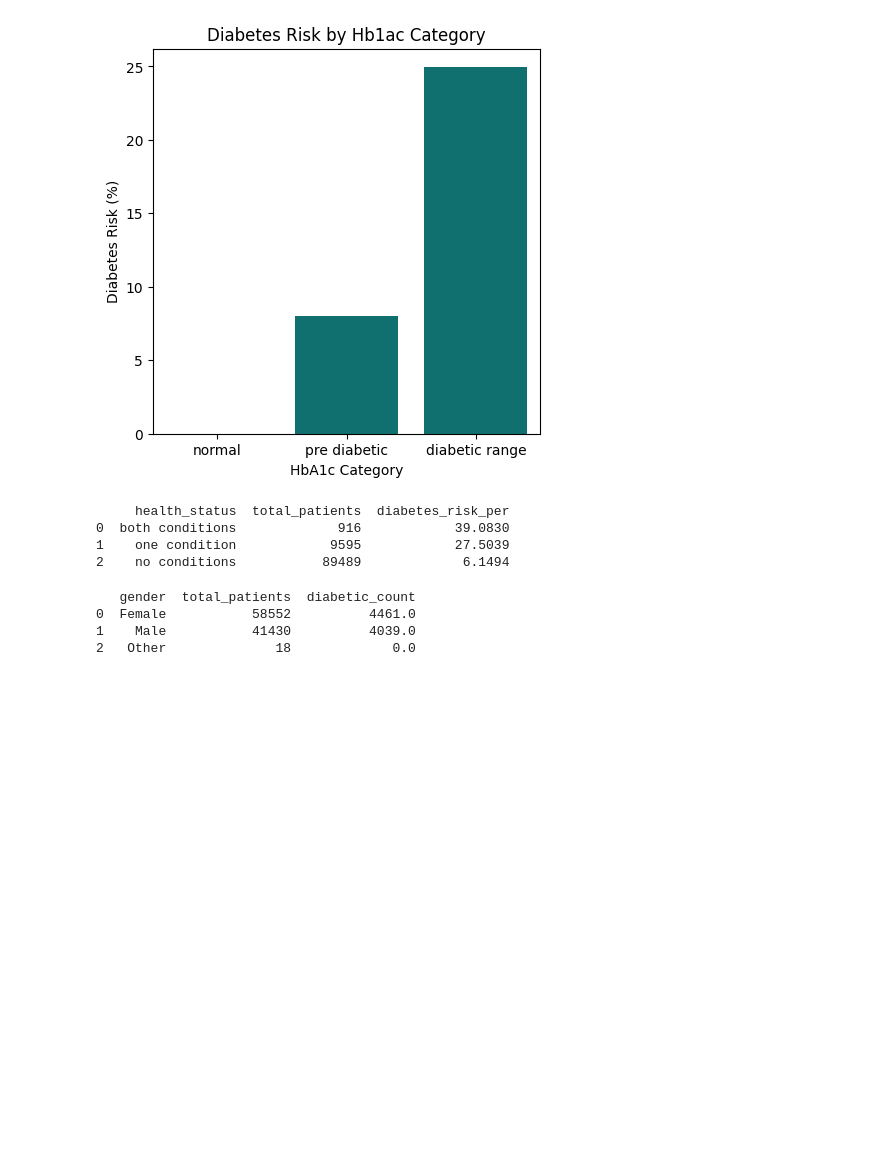
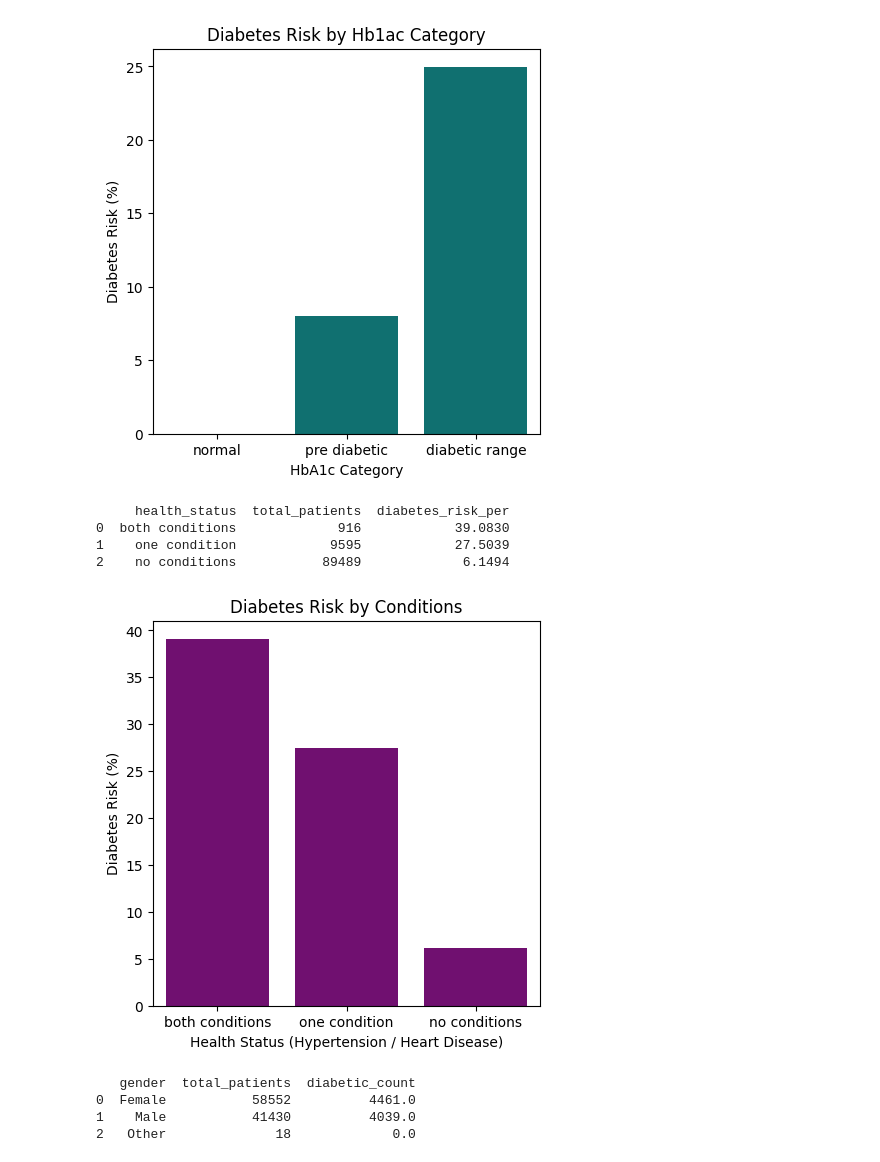
Before and after one commit to kunwarsaurav/disease-prediction-, a Jupyter notebook: eda.ipynb, the cells around one changed output. Drawn from its saved outputs; the diff is of its cells as text; code cells hidden in the pictures; blank space fills up the shorter version.

Commit message:
eda visual

```diff
--- a/eda.ipynb
+++ b/eda.ipynb
@@ -147,14 +146,25 @@ plt.show()
 # %%
 with open('sql/hyper and heart.sql') as f:
     query= f.read()
 result = pd.read_sql(query, engine)
 
 print(result)
+
+plt.figure(figsize=(5, 5))
+
+sns.barplot(data=result, x='health_status', y='diabetes_risk_per', color='purple')
+
+plt.title('Diabetes Risk by Conditions')
+plt.xlabel('Health Status (Hypertension / Heart Disease)')
+plt.ylabel('Diabetes Risk (%)')
+
+plt.show()
 # %% [output]
      health_status  total_patients  diabetes_risk_per
 0  both conditions             916            39.0830
 1    one condition            9595            27.5039
 2    no conditions           89489             6.1494
+[figure, added]
 # %%
 with open('sql/men vs women.sql') as f:
     query= f.read()
```
Also changed, not shown: parts of 1 cell of this notebook.
